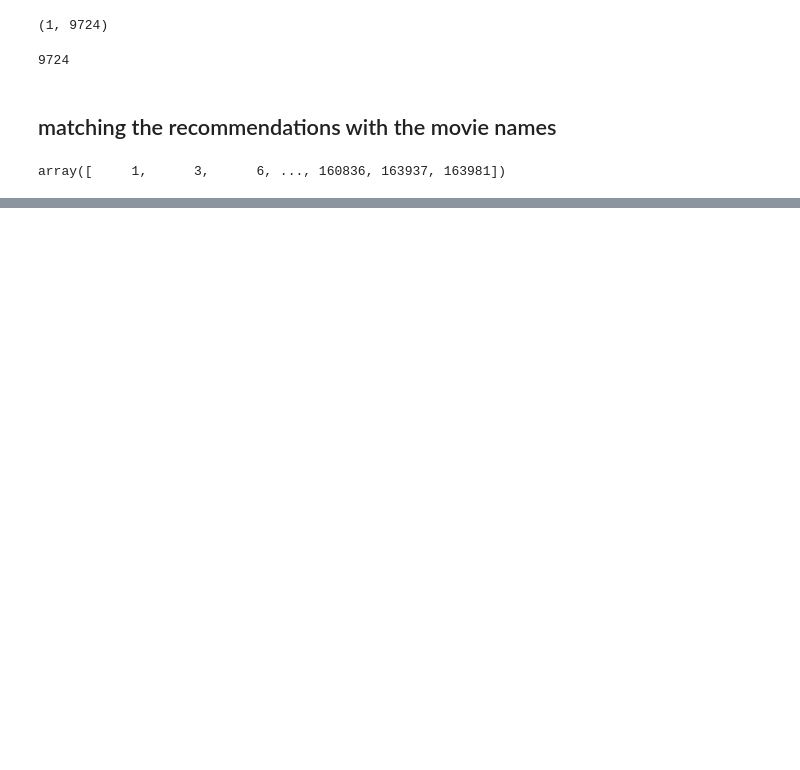
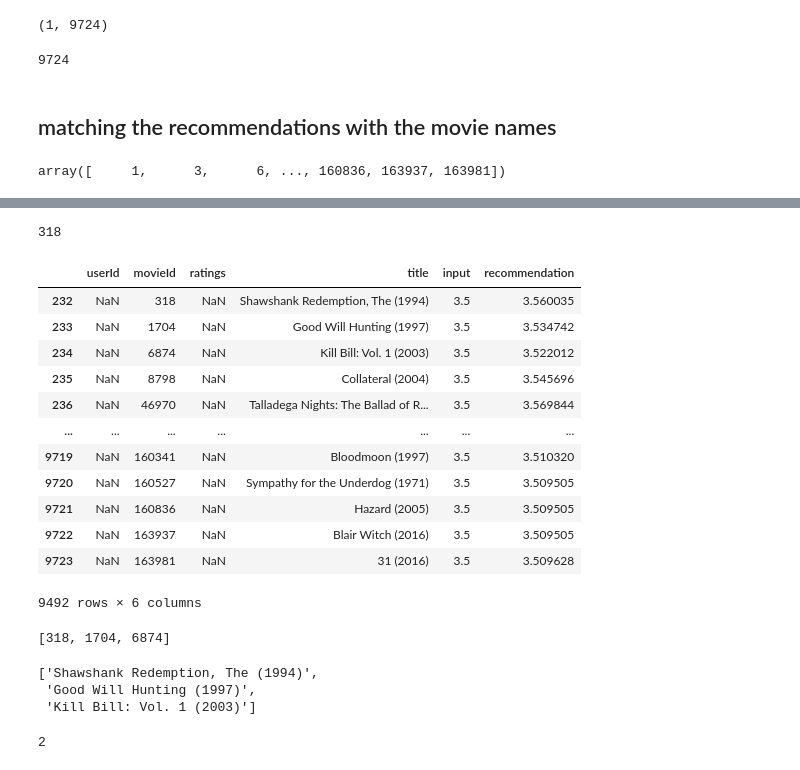
Before and after one commit to ferrau10/movie-recommendation, a Jupyter notebook: NMF.ipynb, the cells around one changed output, grey strips where cells are left out. Drawn from its saved outputs; the diff is of its cells as text; code cells hidden in the pictures; blank space fills up the shorter version.

```diff
--- a/NMF.ipynb
+++ b/NMF.ipynb
@@ -238,0 +303,31 @@ user_recom.sort_values(by= 'recommendations', ascending=False)
+# %%
+# make sure the new input has >1 dimension & has as many columns as there are films!
+new_user_input = np.array(user_input['input']).reshape(1,9724)
+# %%
+user_P = m.transform(new_user_input)
+user_R = np.dot(user_P,Q)
+user_R = user_R.tolist()
+# %%
+user_input['recommendation'] = user_R[0]
+# %%
+user_input = user_input[user_input['ratings'].isna()]
+# %%
+user_input.movieId.iloc[0]
+# %% [output]
+318
+# %%
+user_input
+# %% [output]
+|  | userId | movieId | ratings | title | input | recommendation |
+| 232 | NaN | 318 | NaN | Shawshank Redemption, The (1994) | 3.5 | 3.560035 |
+| 233 | NaN | 1704 | NaN | Good Will Hunting (1997) | 3.5 | 3.534742 |
+| 234 | NaN | 6874 | NaN | Kill Bill: Vol. 1 (2003) | 3.5 | 3.522012 |
+| 235 | NaN | 8798 | NaN | Collateral (2004) | 3.5 | 3.545696 |
+| 236 | NaN | 46970 | NaN | Talladega Nights: The Ballad of R... | 3.5 | 3.569844 |
+| ... | ... | ... | ... | ... | ... | ... |
+| 9719 | NaN | 160341 | NaN | Bloodmoon (1997) | 3.5 | 3.510320 |
+| 9720 | NaN | 160527 | NaN | Sympathy for the Underdog (1971) | 3.5 | 3.509505 |
+| 9721 | NaN | 160836 | NaN | Hazard (2005) | 3.5 | 3.509505 |
+| 9722 | NaN | 163937 | NaN | Blair Witch (2016) | 3.5 | 3.509505 |
+| 9723 | NaN | 163981 | NaN | 31 (2016) | 3.5 | 3.509628 |
+9492 rows × 6 columns
@@ -238,0 +339,4 @@ user_recom.sort_values(by= 'recommendations', ascending=False)
+# %%
+return_list
+# %% [output]
+[318, 1704, 6874]
@@ -238,0 +348,10 @@ user_recom.sort_values(by= 'recommendations', ascending=False)
+# %%
+return_list_name
+# %% [output]
+['Shawshank Redemption, The (1994)',
+ 'Good Will Hunting (1997)',
+ 'Kill Bill: Vol. 1 (2003)']
+# %%
+i
+# %% [output]
+2
```
Also changed, not shown: parts of 30 cells of this notebook, 4 other files.
